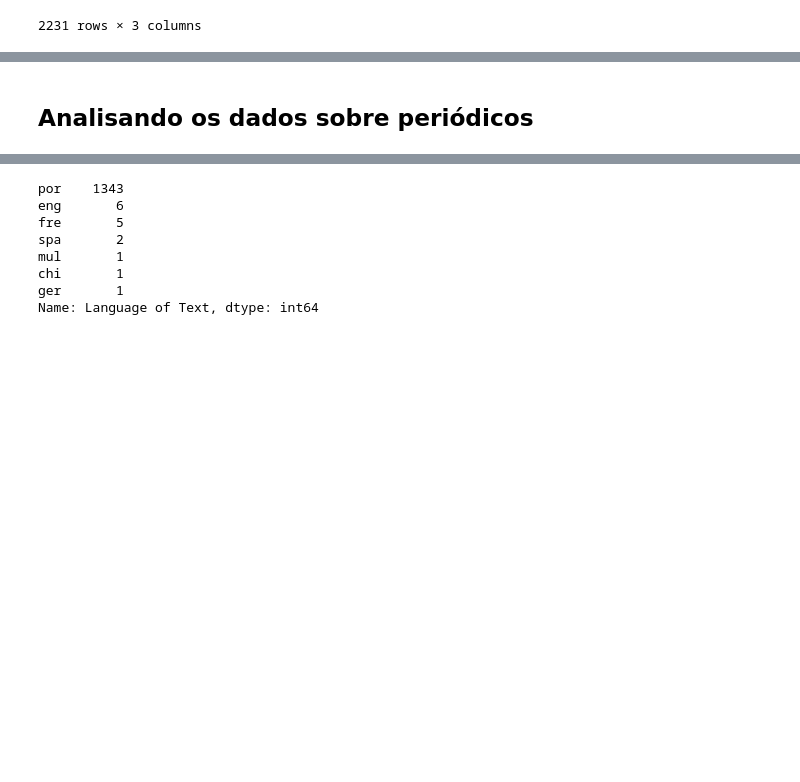
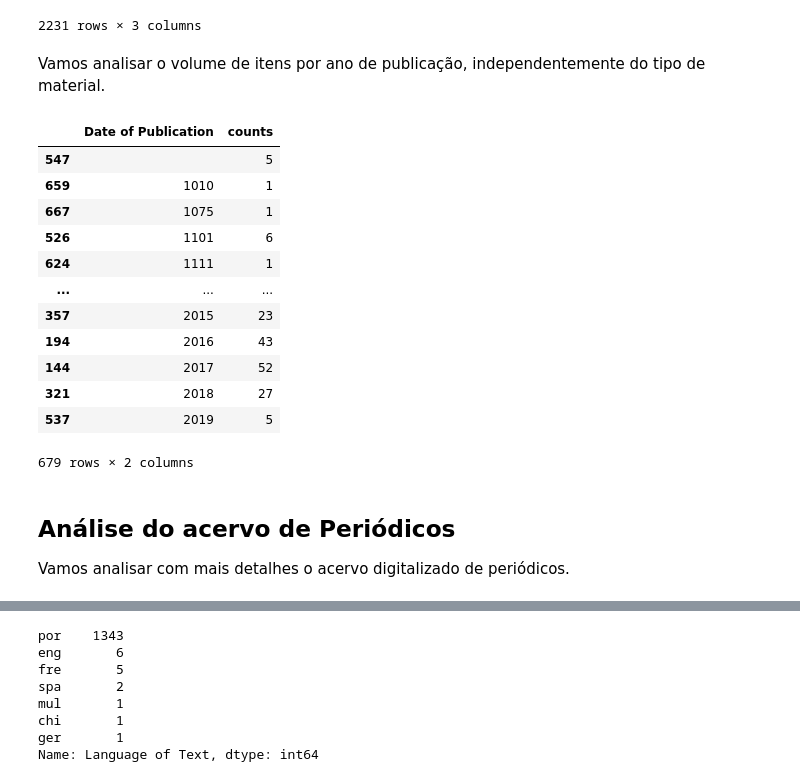
Before and after one commit to ericbrasiln/hemdig-framework, a Jupyter notebook: repositorios/BND-PT/pandas/analise_bnp.ipynb, the cells around one changed output, grey strips where cells are left out. Cells and saved outputs as stored; diff of their text form; code cells hidden in the pictures; blank space fills up the shorter version.

Commit message:
Avanço na análise dos periódicos

```diff
--- a/repositorios/BND-PT/pandas/analise_bnp.ipynb
+++ b/repositorios/BND-PT/pandas/analise_bnp.ipynb
@@ -117,3 +114,25 @@ df_material_ano
 # criar gráfico de barras com os dados de tipos de materiais e ano de publicação
 fig = px.bar(df_material_ano, x='Material type', y='counts', color='Date of Publication', title='Tipos de materiais e ano de publicação')
 fig.show()
+# %% [markdown]
+Vamos analisar o volume de itens por ano de publicação, independentemente do tipo de material.
+# %%
+# Criar dataframe com a quantidade de publicações por ano
+df_ano = df['Date of Publication'].value_counts().rename_axis('Date of Publication').reset_index(name='counts')
+# sort dataframe by year
+df_ano = df_ano.sort_values(by=['Date of Publication'])
+df_ano
+# %% [output]
+|  | Date of Publication | counts |
+| 547 |  | 5 |
+| 659 | 1010 | 1 |
+| 667 | 1075 | 1 |
+| 526 | 1101 | 6 |
+| 624 | 1111 | 1 |
+| ... | ... | ... |
+| 357 | 2015 | 23 |
+| 194 | 2016 | 43 |
+| 144 | 2017 | 52 |
+| 321 | 2018 | 27 |
+| 537 | 2019 | 5 |
+679 rows × 2 columns
@@ -120,3 +143,7 @@ fig.show()
+# %% [markdown]
+## Análise do acervo de Periódicos
+
+Vamos analisar com mais detalhes o acervo digitalizado de periódicos.
 # %%
 #criar df apenas com coluna "Periodical"
 df_periodical = df[df['Material type'] == 'Periodical']
@@ -130,5 +157,3 @@ df_periodical.head()
 | 230 | 90413 | Periodical | NaN | NaN | por | NaN | ... |
 | 231 | 90414 | Periodical | NaN | NaN | por | NaN | ... |
 5 rows × 21 columns
-# %% [markdown]
-## Analisando os dados sobre periódicos
```
Also changed, not shown: parts of 38 cells of this notebook.
